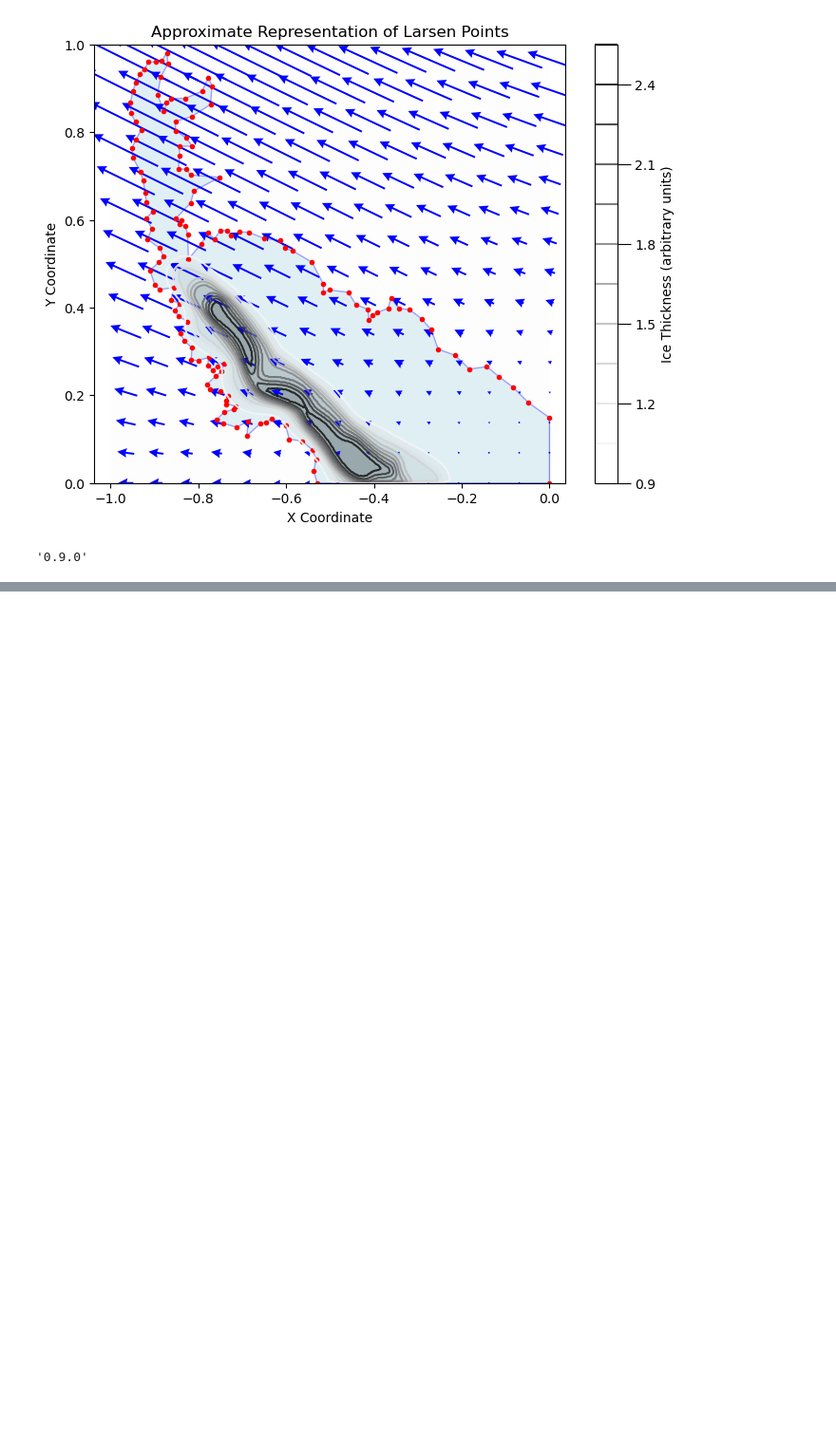
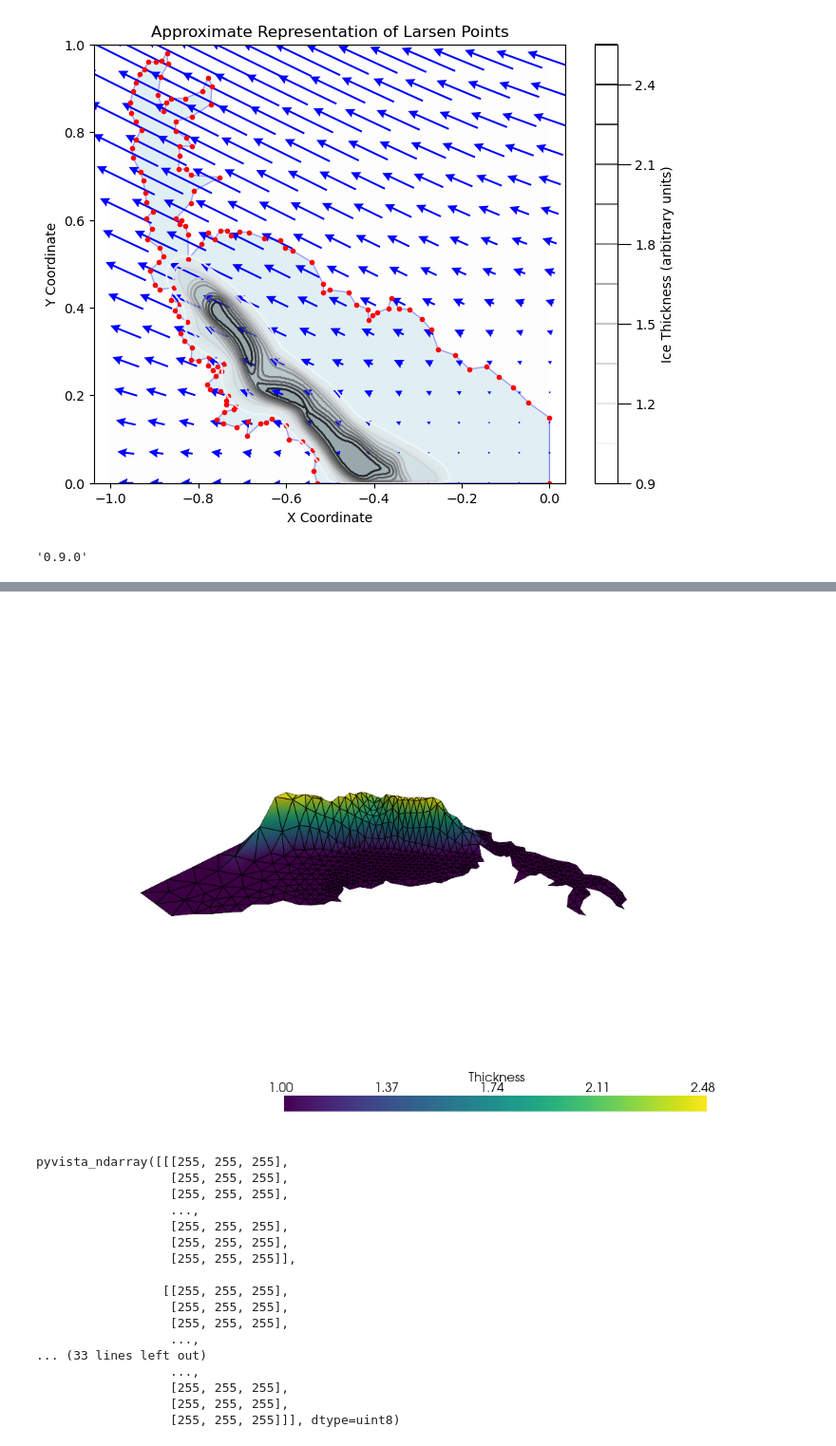
Before and after one commit to kumiori/crunchy, a Jupyter notebook: ice-cracks/interpolate.ipynb, the cells around one changed output, grey strips where cells are left out. Shown at 95% size. Drawn from its saved outputs; the diff is of its cells as text; code cells hidden in the pictures; blank space fills up the shorter version.

```diff
--- a/ice-cracks/interpolate.ipynb
+++ b/ice-cracks/interpolate.ipynb
@@ -381,2 +385,6 @@ with XDMFFile(
 # %%
 V = fem.functionspace(mesh, ("CG", 1))  # Continuous Galerkin, degree 1
+# %%
+dof_coordinates = mesh.geometry.x
+xy_coordinates = dof_coordinates[:, :2]
+xy_coordinates
@@ -382,0 +480,43 @@ V = fem.functionspace(mesh, ("CG", 1))  # Continuous Galerkin, degree 1
+# %%
+mesh_topology, mesh_cell_types, mesh_coordinates = vtk_mesh(V)
+grid = pv.UnstructuredGrid(mesh_topology, mesh_cell_types, mesh_coordinates)
+
+# Add the scalar field to the grid (thickness values)
+grid.point_data["Thickness"] = thickness_function.x.array
+
+# Create a plotter and add the scalar field
+plotter = pv.Plotter()
+# plotter.add_mesh(
+#     grid, scalars="Thickness", cmap="viridis", show_edges=True
+# )  # Show mesh edges
+
+# Adjust visualization for height map
+grid_warped = grid.warp_by_scalar(
+    "Thickness", factor=.1
+)  # Scale factor for height exaggeration
+plotter.add_mesh(grid_warped, scalars="Thickness", cmap="viridis", show_edges=True)
+
+# Set up plotter options
+# plotter.add_scalar_bar(title="Ice Thickness (arbitrary units)")
+# plotter.view_isometric()
+plotter.show()
+plotter.screenshot("height_map_with_mesh.png")
+# %% [output]
+[figure, added]
+pyvista_ndarray([[[255, 255, 255],
+                  [255, 255, 255],
+                  [255, 255, 255],
+                  ...,
+                  [255, 255, 255],
+                  [255, 255, 255],
+                  [255, 255, 255]],
+
+                 [[255, 255, 255],
+                  [255, 255, 255],
+                  [255, 255, 255],
+                  ...,
+... (33 lines left out)
+                  ...,
+                  [255, 255, 255],
+                  [255, 255, 255],
+                  [255, 255, 255]]], dtype=uint8)
```
Also changed, not shown: parts of 9 cells of this notebook, 1 other file.
